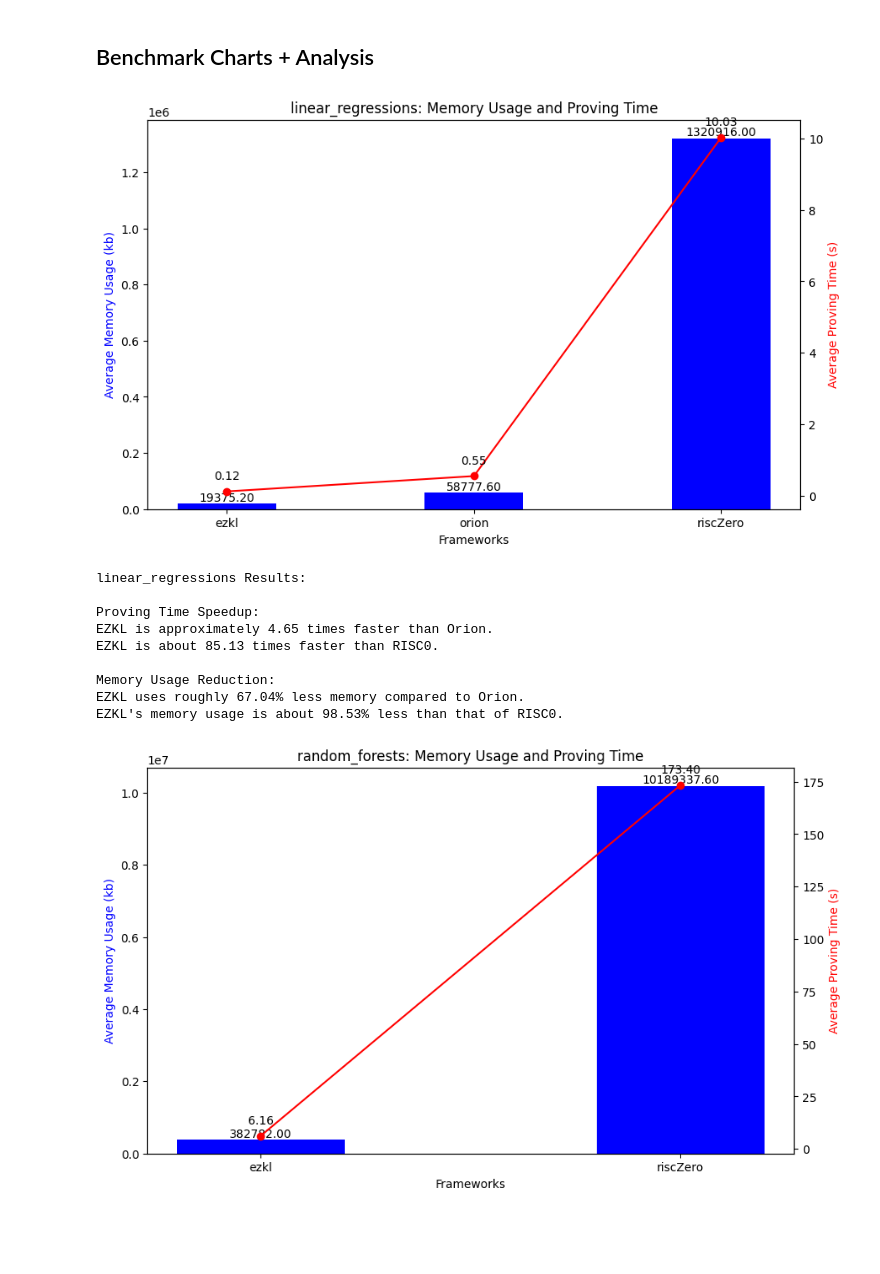
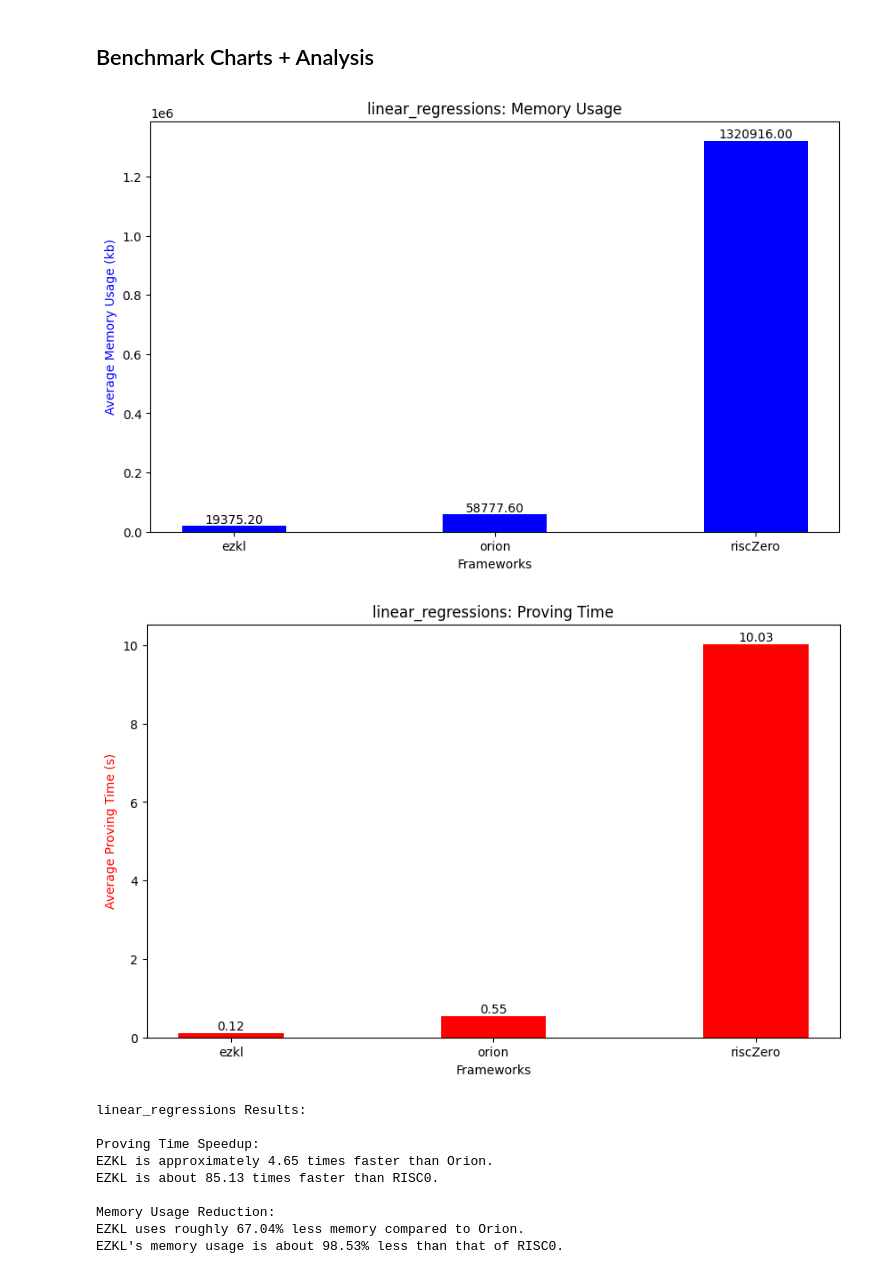
Before and after one commit to zkonduit/zkml-framework-benchmarks, a Jupyter notebook: notebooks/benchmark_analysis.ipynb, the cells around one changed output. Drawn from its saved outputs; the diff is of its cells as text; code cells hidden in the pictures; blank space fills up the shorter version.

Commit message:
*separate line and bar charts into two bar charts.

```diff
--- a/notebooks/benchmark_analysis.ipynb
+++ b/notebooks/benchmark_analysis.ipynb
@@ -21,32 +21,34 @@ def preprocess_data(data, model):
                     for framework in frameworks}
     return memory_usage, proving_time
 
-def plot_data(frameworks, memory_usage, proving_time, title):
-    # Filter frameworks to those present in both memory_usage and proving_time
-    valid_frameworks = [fw for fw in frameworks if fw in memory_usage and fw in proving_time]
+def plot_memory_usage(frameworks, memory_usage, title):
+    valid_frameworks = [fw for fw in frameworks if fw in memory_usage]
 
-    fig, ax1 = plt.subplots(figsize=(10, 6))
-
-    # Prepare data for valid frameworks only
-    valid_memory_usage = [memory_usage[fw] for fw in valid_frameworks]
-    valid_proving_time = [proving_time[fw] for fw in valid_frameworks]
-
-    bars = ax1.bar(np.arange(len(valid_frameworks)), valid_memory_usage, color='b', width=0.4, align='center')
-    ax1.set_xlabel('Frameworks')
-    ax1.set_ylabel('Average Memory Usage (kb)', color='b')
-    ax1.set_xticks(np.arange(len(valid_frameworks)))
-    ax1.set_xticklabels(valid_frameworks)
+    plt.figure(figsize=(10, 6))
+    bars = plt.bar(np.arange(len(valid_frameworks)), [memory_usage[fw] for fw in valid_frameworks], color='b', width=0.4, align='center')
+    plt.xlabel('Frameworks')
+    plt.ylabel('Average Memory Usage (kb)', color='b')
+    plt.xticks(np.arange(len(valid_frameworks)), valid_frameworks)
 
     for bar in bars:
         height = bar.get_height()
-        ax1.text(bar.get_x() + bar.get_width()/2., height, f'{height:.2f}', ha='center', va='bottom', color='black')
+        plt.text(bar.get_x() + bar.get_width()/2., height, f'{height:.2f}', ha='center', va='bottom', color='black')
 
-    ax2 = ax1.twinx()
-    ax2.plot(np.arange(len(valid_frameworks)), valid_proving_time, color='r', marker='o')
-    ax2.set_ylabel('Average Proving Time (s)', color='r')
+    plt.title(title)
+    plt.show()
 
-    for i, txt in enumerate(valid_proving_time):
-        ax2.annotate(f'{txt:.2f}', (i, txt), textcoords="offset points", xytext=(0,10), ha='center')
+def plot_proving_time(frameworks, proving_time, title):
+    valid_frameworks = [fw for fw in frameworks if fw in proving_time]
+
+    plt.figure(figsize=(10, 6))
+    bars = plt.bar(np.arange(len(valid_frameworks)), [proving_time[fw] for fw in valid_frameworks], color='r', width=0.4, align='center')
+    plt.xlabel('Frameworks')
+    plt.ylabel('Average Proving Time (s)', color='r')
+    plt.xticks(np.arange(len(valid_frameworks)), valid_frameworks)
+
+    for bar in bars:
+        height = bar.get_height()
+        plt.text(bar.get_x() + bar.get_width()/2., height, f'{height:.2f}', ha='center', va='bottom', color='black')
 
     plt.title(title)
     plt.show()
@@ -67,38 +69,43 @@ def print_performance(model, performance):
     speedup_orion, reduction_orion, speedup_risczero, reduction_risczero = performance
     statement = f"{model} Results:\n\nProving Time Speedup:\n"
     if speedup_orion is not None:
         statement += f"EZKL is approximately {speedup_orion:.2f} times faster than Orion.\n"
     statement += f"EZKL is about {speedup_risczero:.2f} times faster than RISC0.\n\nMemory Usage Reduction:\n"
     if reduction_orion is not None:
         statement += f"EZKL uses roughly {reduction_orion:.2f}% less memory compared to Orion.\n"
     statement += f"EZKL's memory usage is about {reduction_risczero:.2f}% less than that of RISC0.\n"
     print(statement)
 
 # Main Execution
 data = load_data('../benchmarks.json')
 if data:
     models = ['linear_regressions', 'random_forests', 'svm_classifications', 'te_regressions']
     frameworks = ['ezkl', 'orion', 'riscZero']
     total_memory_usage = {framework: 0 for framework in frameworks}
     total_proving_time = {framework: 0 for framework in frameworks}
 
     for model in models:
         memory_usage, proving_time = preprocess_data(data, model)
-        plot_data(frameworks, memory_usage, proving_time, f'{model}: Memory Usage and Proving Time')
+        plot_memory_usage(frameworks, memory_usage, f'{model}: Memory Usage')
+        plot_proving_time(frameworks, proving_time, f'{model}: Proving Time')
         performance = calculate_performance(memory_usage, proving_time)
         print_performance(model, performance)
         # skip random forests for mean calculations since it omits orion
         if model == 'random_forests':
             continue
         for framework in frameworks:
             total_memory_usage[framework] += memory_usage.get(framework, 0)
             total_proving_time[framework] += proving_time.get(framework, 0)
 
-    mean_memory_usage = {fw: mu / len(models) for fw, mu in total_memory_usage.items()}
-    mean_proving_time = {fw: pt / len(models) for fw, pt in total_proving_time.items()}
-    plot_data(frameworks, mean_memory_usage, mean_proving_time, 'Mean Memory Usage and Proving Time Across All Models')
+    mean_memory_usage = {fw: mu / (len(models)-1) for fw, mu in total_memory_usage.items()}
+    mean_proving_time = {fw: pt / (len(models)-1) for fw, pt in total_proving_time.items()}
+    plot_memory_usage(frameworks, mean_memory_usage, 'Mean Memory Usage Across All Models (except random forest)')
+    plot_proving_time(frameworks, mean_proving_time, 'Mean Proving Time Across All Models (except random forest)')
+    performance = calculate_performance(mean_memory_usage, mean_proving_time)
+    print_performance("Mean", performance)
 # %% [output]
-[figure, old version]
+[figure, new version]
+[figure, new version]
 linear_regressions Results:
 
 Proving Time Speedup:
@@ -108,4 +115,3 @@ EZKL is about 85.13 times faster than RISC0.
 Memory Usage Reduction:
 EZKL uses roughly 67.04% less memory compared to Orion.
 EZKL's memory usage is about 98.53% less than that of RISC0.
-[figure, old version]
```
Also changed, not shown: parts of 1 cell of this notebook, 1 other file.
